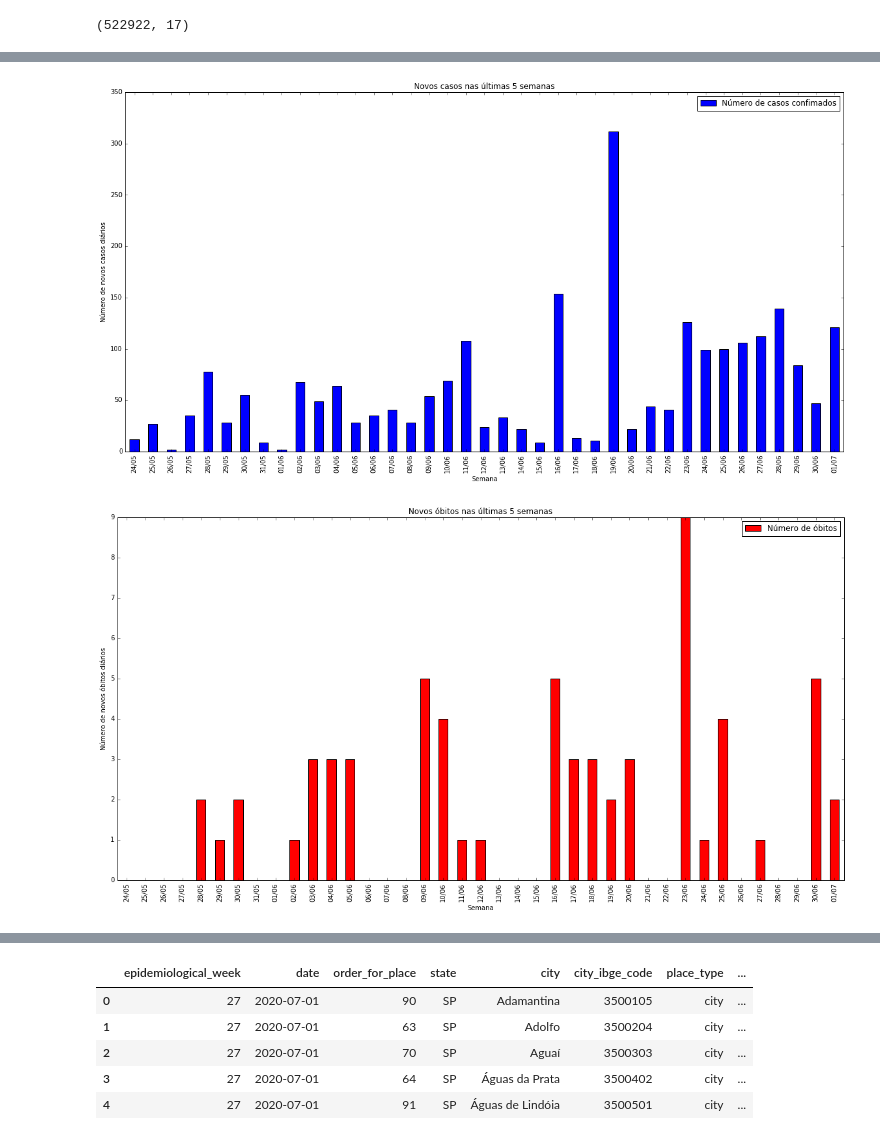
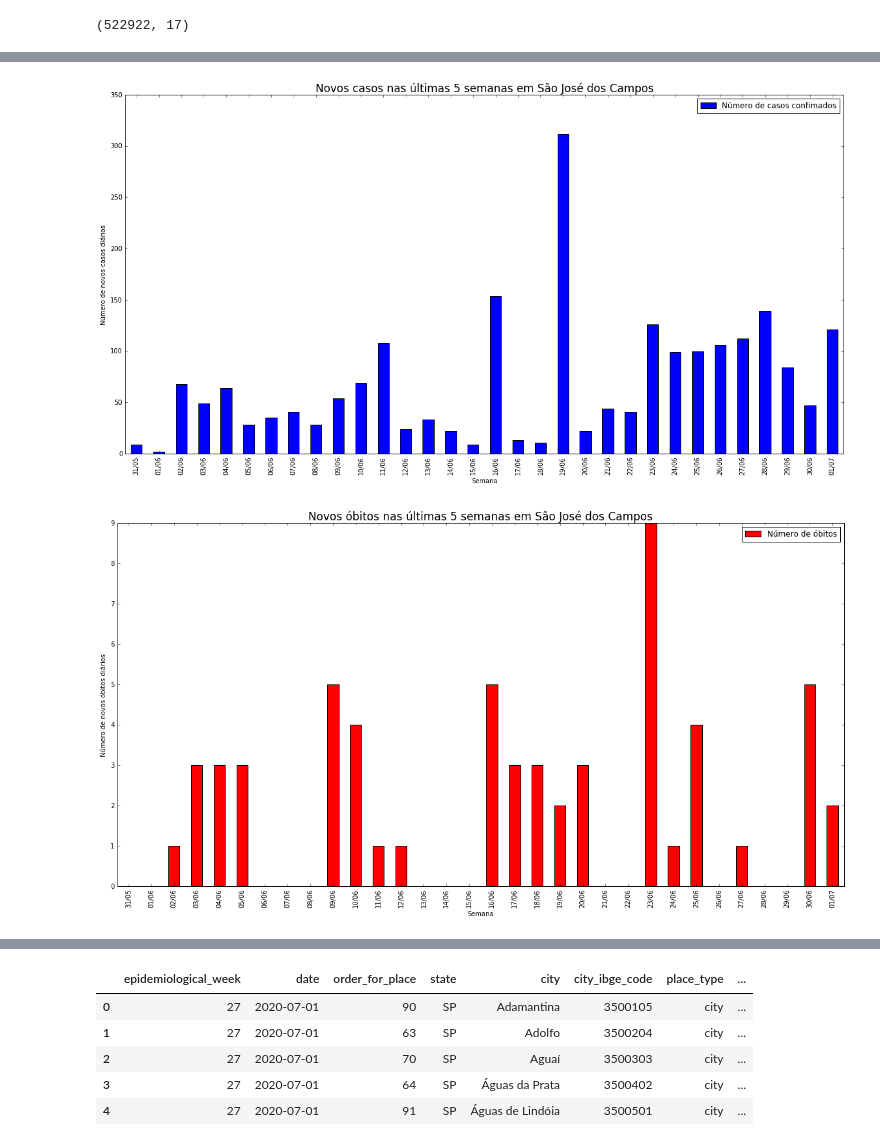
Before and after one commit to fmasanori/Analise-Covid19, a Jupyter notebook: Covid19.ipynb, the cells around one changed output, grey strips where cells are left out. Cells and saved outputs as stored; diff of their text form; code cells hidden in the pictures.

Commit message:
Correção nas legendas

```diff
--- a/Covid19.ipynb
+++ b/Covid19.ipynb
@@ -85,19 +83,19 @@ plt.show()
 # %%
-df.query('municipio == "São José dos Campos" and semanaEpi >= 22').plot(kind= 'bar', x = 'data', y= 'casosNovos',label = 'Número de casos confimados', figsize = (20,10))
-plt.title('Novos casos nas últimas 5 semanas')
+df.query('municipio == "São José dos Campos" and semanaEpi >= 23').plot(kind= 'bar', x = 'data', y= 'casosNovos',label = 'Número de casos confimados', figsize = (20,10))
+plt.title('Novos casos nas últimas 5 semanas em São José dos Campos', fontsize=17)
 plt.ylabel('Número de novos casos diários')
 plt.xlabel('Semana')
 plt.show()
 # %% [output]
-[figure, old version]
+[figure, new version]
 # %%
-df.query('municipio == "São José dos Campos" and semanaEpi >= 22').plot(kind='bar', x ='data', y='obitosNovos',label = 'Número de óbitos',ax = plt.gca(), figsize = (20,10), color = 'RED')
-plt.title('Novos óbitos nas últimas 5 semanas')
+df.query('municipio == "São José dos Campos" and semanaEpi >= 23').plot(kind='bar', x ='data', y='obitosNovos',label = 'Número de óbitos',ax = plt.gca(), figsize = (20,10), color = 'RED')
+plt.title('Novos óbitos nas últimas 5 semanas em São José dos Campos', fontsize=17)
 plt.ylabel('Número de novos óbitos diários')
 plt.xlabel('Semana')
 plt.show()
 # %% [output]
-[figure, old version]
+[figure, new version]
 # %%
 cidades = ['São José dos Campos', 'Jacareí', 'Caçapava', 'Taubaté']
 cidades.sort()
```
Also changed, not shown: parts of 5 cells of this notebook.
